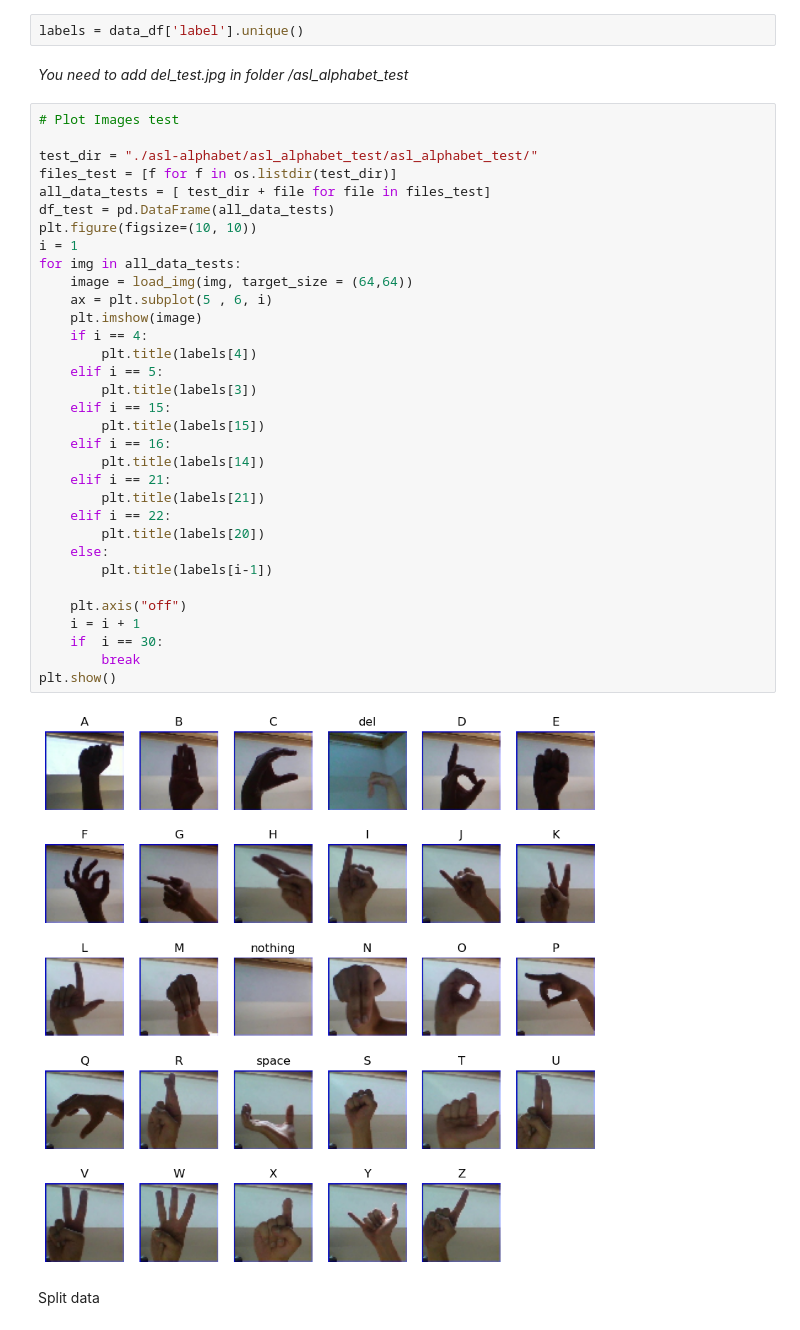
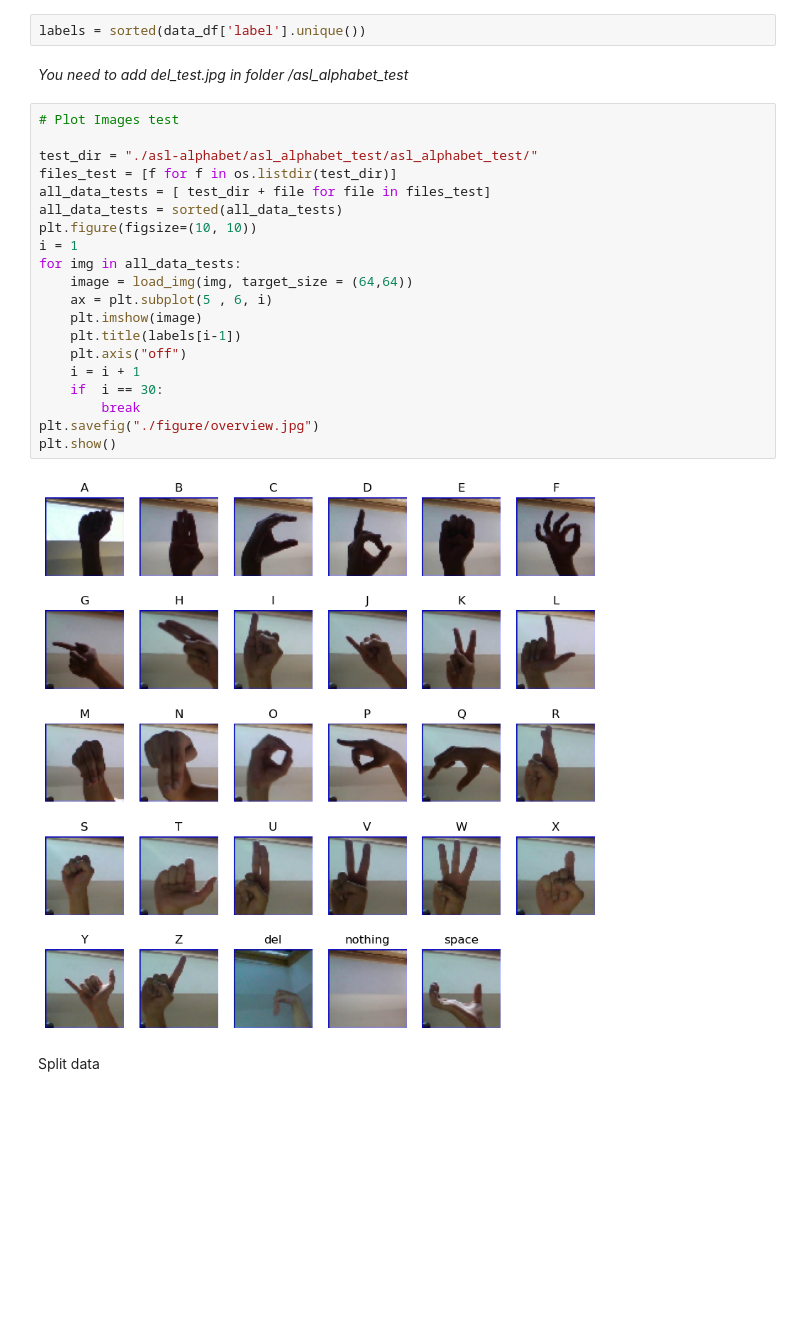
Before and after one commit to seriamedard/american_sign_language_recognition, a Jupyter notebook: ASL_dev_local_50e.ipynb, the cells around one changed output. Saved outputs shown, nothing was run; the diff lists cells and outputs as text; blank space fills up the shorter version.

```diff
--- a/ASL_dev_local_50e.ipynb
+++ b/ASL_dev_local_50e.ipynb
@@ -63,44 +63,31 @@ data_df.head
 
 [87000 rows x 2 columns]>
 # %%
-labels = data_df['label'].unique()
+labels = sorted(data_df['label'].unique())
 # %% [markdown]
 *You need to add del_test.jpg in folder /asl_alphabet_test*
 # %%
 # Plot Images test
 
 test_dir = "./asl-alphabet/asl_alphabet_test/asl_alphabet_test/"
 files_test = [f for f in os.listdir(test_dir)]
 all_data_tests = [ test_dir + file for file in files_test]
-df_test = pd.DataFrame(all_data_tests)
+all_data_tests = sorted(all_data_tests)
 plt.figure(figsize=(10, 10))
 i = 1
 for img in all_data_tests:
     image = load_img(img, target_size = (64,64))
     ax = plt.subplot(5 , 6, i)
     plt.imshow(image)
-    if i == 4:
-        plt.title(labels[4])
-    elif i == 5:
-        plt.title(labels[3])
-    elif i == 15:
-        plt.title(labels[15])
-    elif i == 16:
-        plt.title(labels[14])
-    elif i == 21:
-        plt.title(labels[21])
-    elif i == 22:
-        plt.title(labels[20])
-    else:
-        plt.title(labels[i-1])
-
+    plt.title(labels[i-1])
     plt.axis("off")
     i = i + 1
     if  i == 30:
         break
+plt.savefig("./figure/overview.jpg")
 plt.show()
 # %% [output]
-[figure, old version]
+[figure, new version]
 # %% [markdown]
 Split data
 # %%
```
Also changed, not shown: parts of 9 cells of this notebook.
